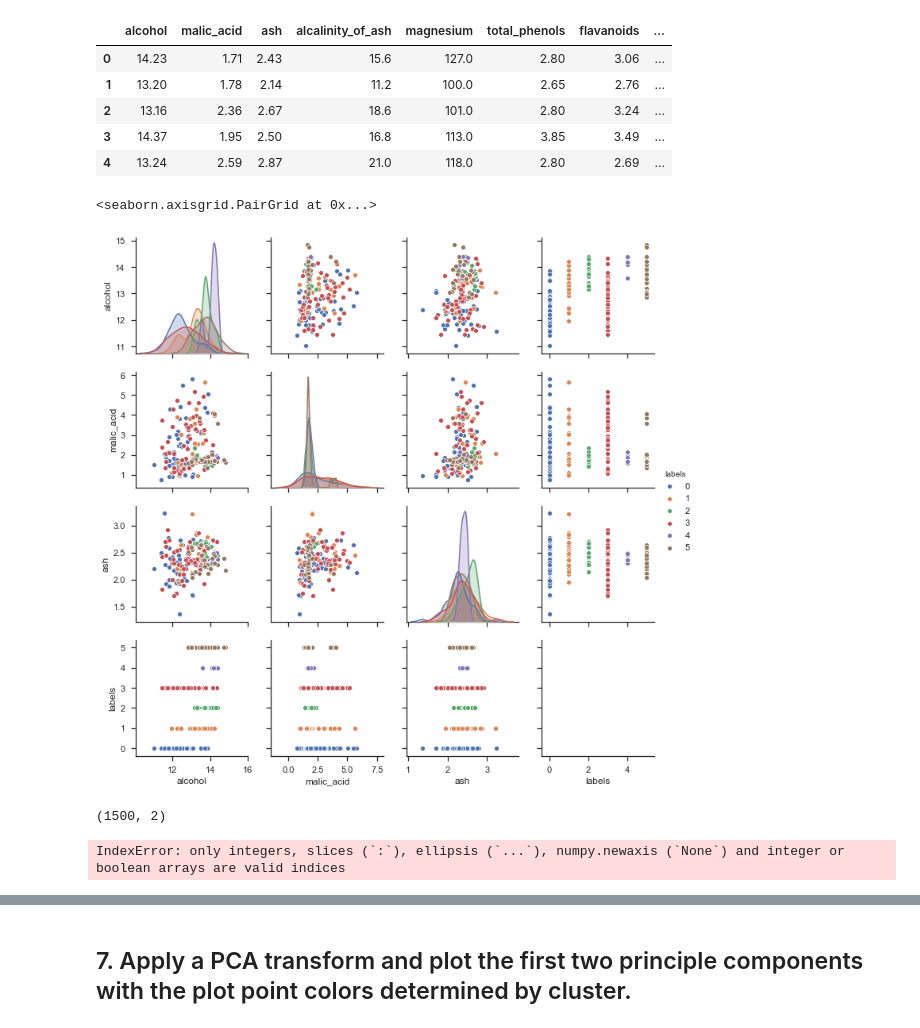
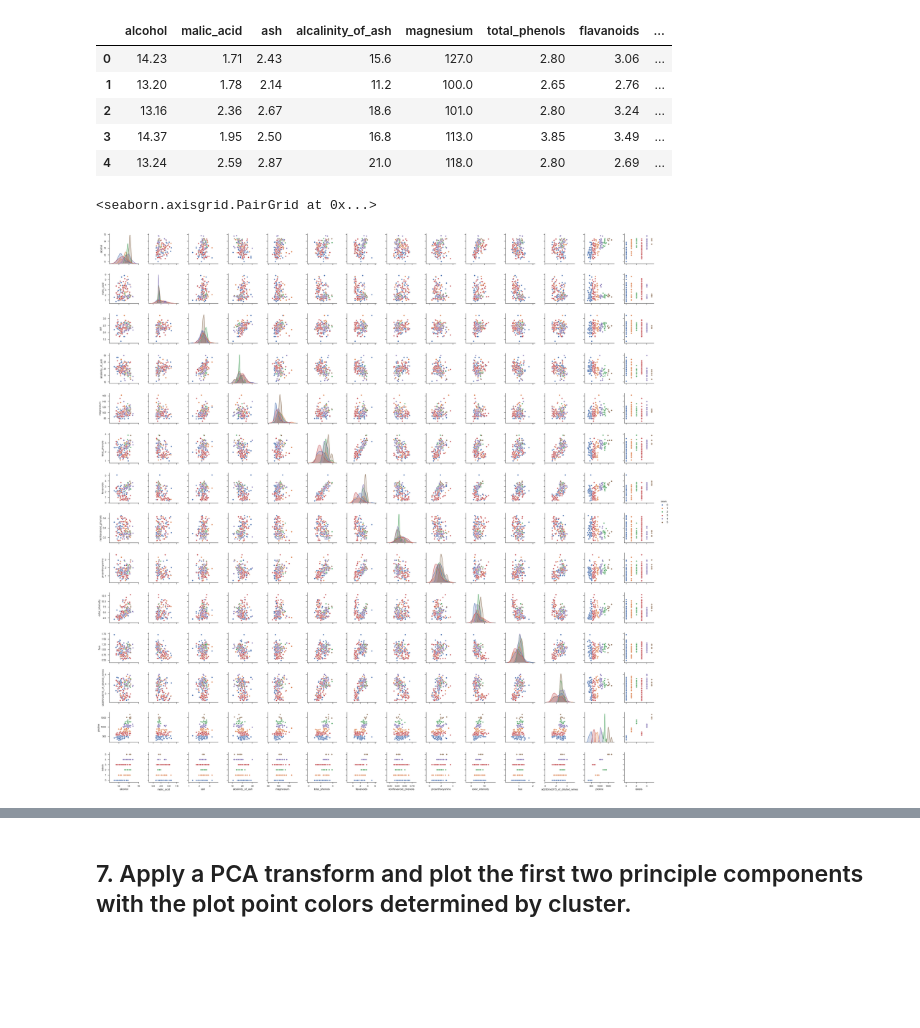
Before and after one commit to ironhack-datalabs/datamad0819, a Jupyter notebook: module-3/lab-unsupervised-learning-evaluation/your-code/main.ipynb, the cells around one changed output, grey strips where cells are left out. Cells and saved outputs as stored; diff of their text form; code cells hidden in the pictures; blank space fills up the shorter version.

```diff
--- a/module-3/lab-unsupervised-learning-evaluation/your-code/main.ipynb
+++ b/module-3/lab-unsupervised-learning-evaluation/your-code/main.ipynb
@@ -277,8 +273,8 @@ X_1 = X[['alcohol','malic_acid', 'ash', 'labels']]
 # %%
 import seaborn as sns
 sns.set(style="ticks")
 
-sns.pairplot(X_1, hue="labels")
+sns.pairplot(X, hue="labels")
 # %% [output]
 <seaborn.axisgrid.PairGrid at 0x...>
-[figure, old version]
+[figure, new version]
@@ -302,8 +301,0 @@ plt.show()
-# %%
-X.shape
-# %% [output]
-(1500, 2)
-# %%
-type(X["labels"])
-# %% [output]
-IndexError: only integers, slices (`:`), ellipsis (`...`), numpy.newaxis (`None`) and integer or boolean arrays are valid indices
```
Also changed, not shown: parts of 20 cells of this notebook.
